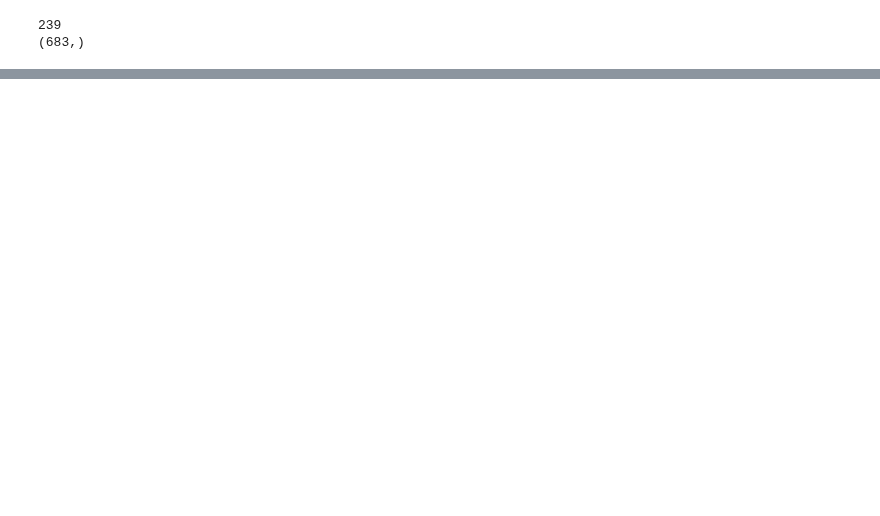
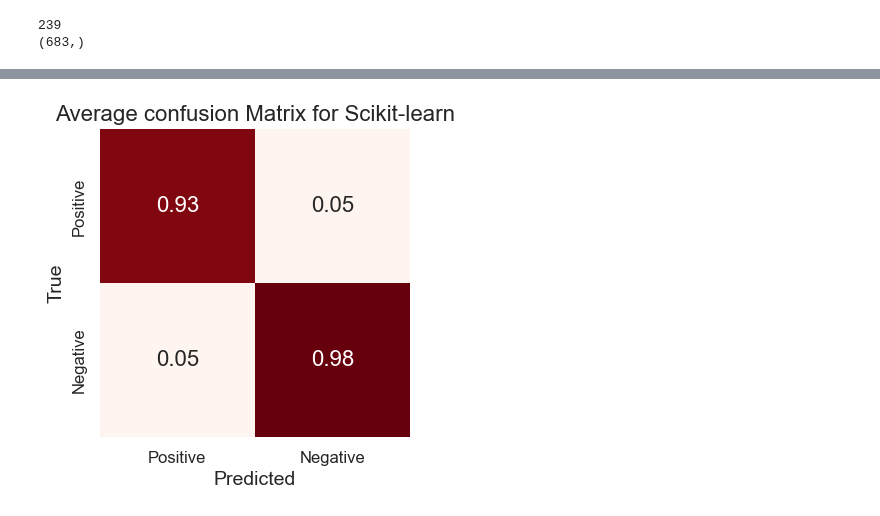
Before and after one commit to Trond01/Project2_FYS-STK4155, a Jupyter notebook: Runs/e.ipynb, the cells around one changed output, grey strips where cells are left out. Drawn from its saved outputs; the diff is of its cells as text; code cells hidden in the pictures; blank space fills up the shorter version.

```diff
--- a/Runs/e.ipynb
+++ b/Runs/e.ipynb
@@ -182,0 +280,12 @@ l = search_lrs(savefig=True)
+# %%
+fig, ax = plt.subplots(1, figsize=(4, 4))
+conf_matrix_array = np.array(confusion_matrix_values).reshape((2, 2))
+sns.heatmap(conf_matrix_array, annot=True, fmt='.2f', xticklabels=['Positive', 'Negative'],
+            yticklabels=['Positive', 'Negative'], cmap="Reds", ax=ax, cbar=False)
+ax.set_title(f'Average confusion Matrix for Scikit-learn', fontsize=16)
+plt.xlabel("Predicted")
+plt.ylabel("True")
+plt.savefig(filepath_location+"scikit")
+plt.show()
+# %% [output]
+[figure, added]
```
Also changed, not shown: parts of 7 cells of this notebook, 15 other files.
